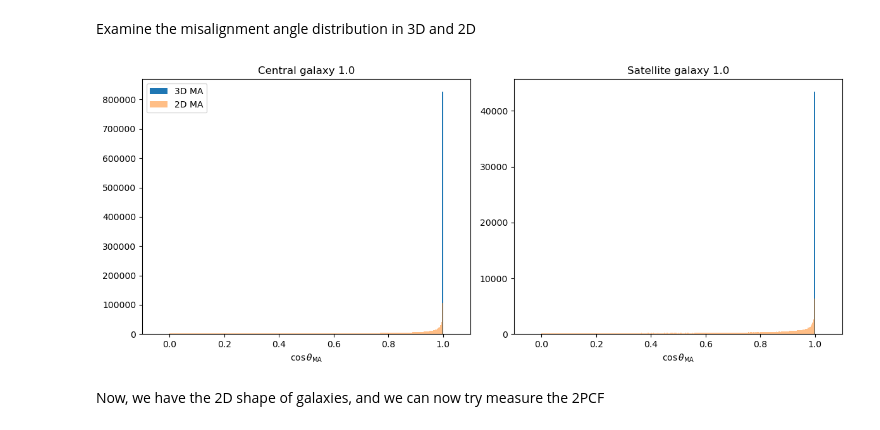
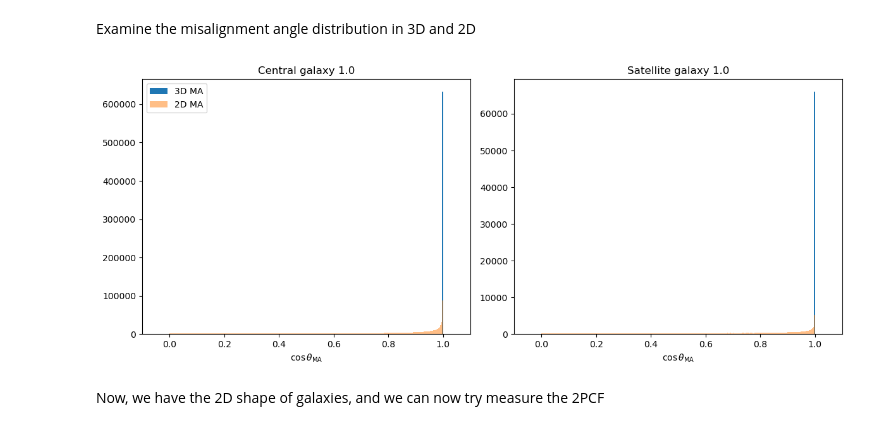
Before and after one commit to JiachuanXu/OpenCosmo_tools, a Jupyter notebook: IA_measurement.ipynb, the cells around one changed output. Saved outputs shown, nothing was run; the diff lists cells and outputs as text; code cells hidden in the pictures.

Commit message:
fix bug in Euler angle calculation and galaxy shape projection into RA/Dec frame

```diff
--- a/IA_measurement.ipynb
+++ b/IA_measurement.ipynb
@@ -267,0 +419,10 @@ plt.scatter(dataset.data["logmp_obs_host"], dataset.data["redshift"])
+# %%
+x_prime, y_prime, z_prime = observer_frame_axes(dataset.data["ra"].to('rad').value,
+                                                dataset.data["dec"].to('rad').value)
+pos_mag = np.sqrt(dataset.data["x_nfw"]**2 + dataset.data["y_nfw"]**2 + dataset.data["z_nfw"]**2)
+pos_test = np.array([dataset.data["x_nfw"]/pos_mag,
+                     dataset.data["y_nfw"]/pos_mag,
+                     dataset.data["z_nfw"]/pos_mag]).T
+print(np.allclose(np.sum(pos_test * x_prime, axis=-1), 0.0, atol=2e-6))
+print(np.allclose(np.sum(pos_test * y_prime, axis=-1), 0.0, atol=2e-6))
+print(np.allclose(np.sum(pos_test * z_prime, axis=-1), -1.0, atol=2e-6))
@@ -354,15 +544,15 @@ central_alignment = 1.0
 gal_axes_disk_noIA_slice, E2D_disk_noIA_slice, E2D_bulge_noIA_slice = alignment_worker(dataset,
         central_alignment=0., satellite_alignment=0.,
         central_mask=central_mask, satellite_mask=satellite_mask,
-        envelope=False, random_alignment=False)
+        envelope=False, random_alignment=False, ra_dec_frame=True, seed=514)
 gal_axes_disk_noIA_envelope, E2D_disk_noIA_envelope, E2D_bulge_noIA_envelope = alignment_worker(dataset,
         central_alignment=0., satellite_alignment=0.,
         central_mask=central_mask, satellite_mask=satellite_mask,
-        envelope=True, random_alignment=False)
+        envelope=True, random_alignment=False, ra_dec_frame=True, seed=514)
 gal_axes_disk_IA_envelope, E2D_disk_IA_envelope, E2D_bulge_IA_envelope = alignment_worker(dataset,
         central_alignment=central_alignment, satellite_alignment=satellite_alignment,
         central_mask=central_mask, satellite_mask=satellite_mask,
-        envelope=True, random_alignment=False)
+        envelope=True, random_alignment=False, ra_dec_frame=True, seed=514)
 
 ellip_bins = np.linspace(0, 1, 30)
 ellip_bin_center = 0.5 * (ellip_bins[:-1] + ellip_bins[1:])
@@ -399,4 +593,5 @@ plt.show()
 # %%
+### Get the projected 2D halo shape
 halo_A_3D = np.array([dataset.data["top_host_infall_fof_halo_eigS3X"],
                     dataset.data["top_host_infall_fof_halo_eigS3Y"],
                     dataset.data["top_host_infall_fof_halo_eigS3Z"]]).T
@@ -406,10 +601,27 @@ halo_B_3D = np.array([dataset.data["top_host_infall_fof_halo_eigS2X"],
 halo_C_3D = np.array([dataset.data["top_host_infall_fof_halo_eigS1X"],
                     dataset.data["top_host_infall_fof_halo_eigS1Y"],
                     dataset.data["top_host_infall_fof_halo_eigS1Z"]]).T
-alpha_halo, beta_halo, gamma_halo = euler_angles_ZXZ(halo_A_3D, halo_B_3D, halo_C_3D)
+# get the RA/Dec frame for the halo axes
+ra_rad  = dataset.data['ra_obs'].to('rad').value
+dec_rad = dataset.data['dec_obs'].to('rad').value
+x_prime, y_prime, z_prime = observer_frame_axes(ra_rad, dec_rad)
+halo_A_obs, halo_B_obs, halo_C_obs = transform_axes_to_frame(halo_A_3D, halo_B_3D, halo_C_3D,
+                                                            x_prime, y_prime, z_prime)
+
+alpha_halo, beta_halo, gamma_halo = euler_angles_ZXZ(halo_A_obs, halo_B_obs, halo_C_obs,
+                                                     ellipsoid_domain=True)
 E2D_halo_envelope = compute_ellipse2d(
+            np.sqrt(np.sum(halo_A_obs * halo_A_obs, axis=-1)),
+            np.sqrt(np.sum(halo_B_obs * halo_B_obs, axis=-1)),
+            np.sqrt(np.sum(halo_C_obs * halo_C_obs, axis=-1)),
+             np.cos(beta_halo), alpha_halo - np.pi/2., gamma_halo,
+            envelop=True)
+# get the comoving frame shapes
+alphap_halo, betap_halo, gammap_halo = euler_angles_ZXZ(halo_A_3D, halo_B_3D, halo_C_3D,
+                                                     ellipsoid_domain=True)
+E2Dp_halo_envelope = compute_ellipse2d(
             np.sqrt(np.sum(halo_A_3D * halo_A_3D, axis=-1)),
             np.sqrt(np.sum(halo_B_3D * halo_B_3D, axis=-1)),
             np.sqrt(np.sum(halo_C_3D * halo_C_3D, axis=-1)),
-             np.cos(beta_halo), alpha_halo - np.pi/2., gamma_halo,
+             np.cos(betap_halo), alphap_halo - np.pi/2., gammap_halo,
             envelop=True)
@@ -424,37 +689,37 @@ central_A = np.array([gal_axes_disk_IA_envelope["galaxy_axisA_x"][central_mask],
                         gal_axes_disk_IA_envelope["galaxy_axisA_z"][central_mask]]).T
 halo_A = np.array([dataset.data["top_host_infall_fof_halo_eigS3X"][central_mask],
                     dataset.data["top_host_infall_fof_halo_eigS3Y"][central_mask],
                     dataset.data["top_host_infall_fof_halo_eigS3Z"][central_mask]]).T
 cos_angle_cen_3D = np.abs(np.sum(central_A * halo_A, axis=1) / (np.linalg.norm(central_A, axis=1) * np.linalg.norm(halo_A, axis=1)))
 # 2D misalignment angle
 cos_angle_cen_2D = np.abs(np.cos(E2D_disk_IA_envelope.psi[central_mask] - E2D_halo_envelope.psi[central_mask]))
 
 
 ### Take the satellite galaxies
 # 3D misalignment angle
 satellite_A = np.array([gal_axes_disk_IA_envelope["galaxy_axisA_x"][satellite_mask],
                         gal_axes_disk_IA_envelope["galaxy_axisA_y"][satellite_mask],
                         gal_axes_disk_IA_envelope["galaxy_axisA_z"][satellite_mask]]).T
-radial_vec = np.array([dataset.data["x_host"][satellite_mask] - dataset.data["x"][satellite_mask],
-                        dataset.data["y_host"][satellite_mask] - dataset.data["y"][satellite_mask],
-                        dataset.data["z_host"][satellite_mask] - dataset.data["z"][satellite_mask]]).T
+radial_vec = np.array([dataset.data["x_host"][satellite_mask] - dataset.data["x_nfw"][satellite_mask],
+                        dataset.data["y_host"][satellite_mask] - dataset.data["y_nfw"][satellite_mask],
+                        dataset.data["z_host"][satellite_mask] - dataset.data["z_nfw"][satellite_mask]]).T
 cos_angle_sat_3D = np.abs(np.sum(satellite_A * radial_vec, axis=1) / (np.linalg.norm(satellite_A, axis=1) * np.linalg.norm(radial_vec, axis=1)))
 # 2D misalignment angle
 cos_angle_sat_2D = np.abs(np.cos(E2D_disk_IA_envelope.psi[satellite_mask] - E2D_halo_envelope.psi[satellite_mask]))
 
 ### Show the distribution of the cosine of the angle between the central galaxy major axis and the halo major axis
 fig, axes = plt.subplots(1, 2, figsize=(12, 5))
 axes[0].hist(cos_angle_cen_3D, bins=mu_bins, label='3D MA')
 axes[0].hist(cos_angle_cen_2D, bins=mu_bins, label='2D MA', alpha=0.5)
 axes[0].set(xlabel=r"$\cos \theta_\mathrm{MA}$", title="Central galaxy {}".format(central_alignment), xlim=(-0.1, 1.1))
 axes[0].legend()
 axes[1].hist(cos_angle_sat_3D, bins=mu_bins, label='3D MA')
 axes[1].hist(cos_angle_sat_2D, bins=mu_bins, label='2D MA', alpha=0.5)
 axes[1].set(xlabel=r"$\cos \theta_\mathrm{MA}$", title="Satellite galaxy {}".format(satellite_alignment), xlim=(-0.1, 1.1))
 plt.tight_layout()
 plt.show()
 # %% [output]
-[figure, old version]
+[figure, new version]
 # %% [markdown]
 Now, we have the 2D shape of galaxies, and we can now try measure the 2PCF
 # %%
```
Also changed, not shown: parts of 16 cells of this notebook.
